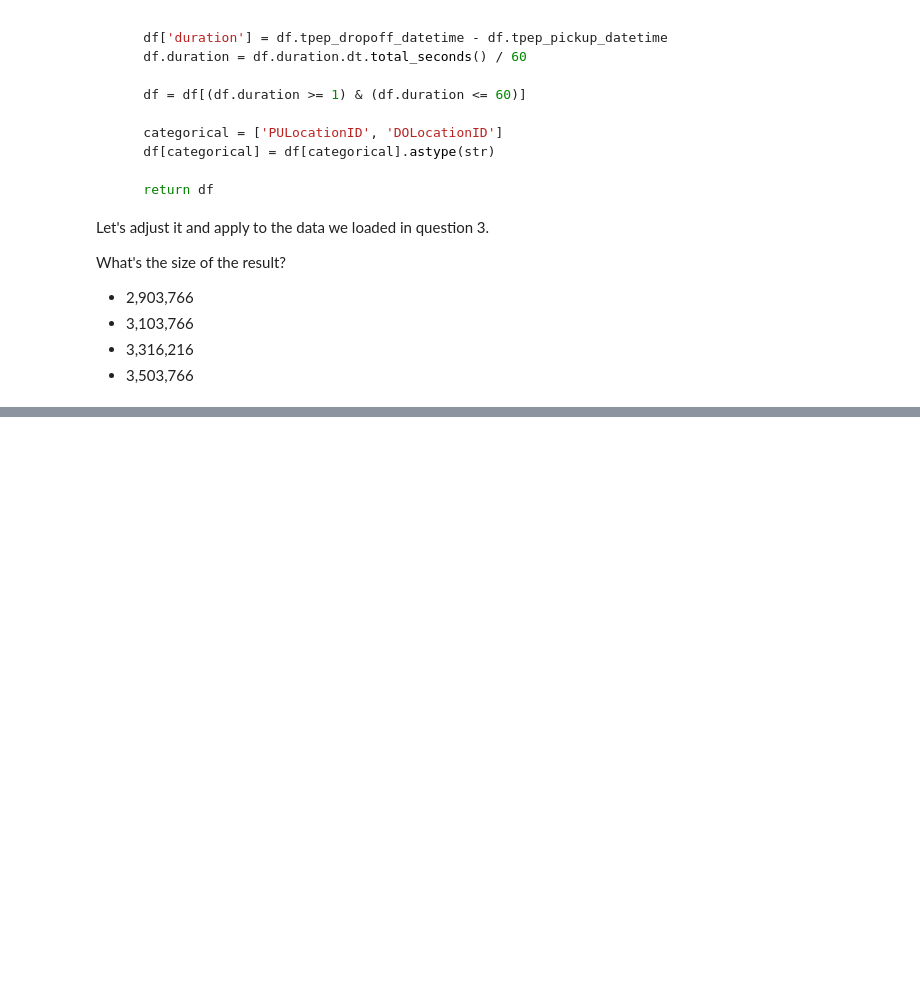
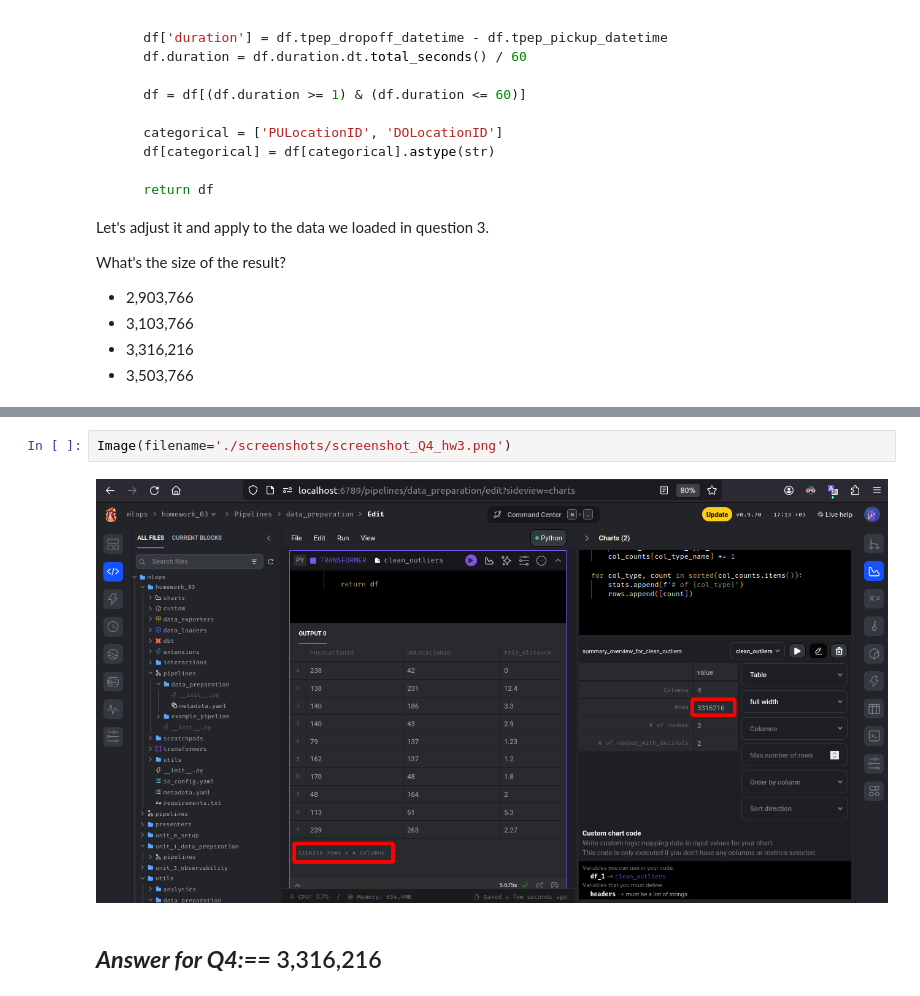
Before and after one commit to alex-sokolov2011/MLOps_zoomcamp, a Jupyter notebook: 03-orchestration/hw03.ipynb, the cells around one changed output, grey strips where cells are left out. Saved outputs shown, nothing was run; the diff lists cells and outputs as text; blank space fills up the shorter version.

```diff
--- a/03-orchestration/hw03.ipynb
+++ b/03-orchestration/hw03.ipynb
@@ -130,0 +157,6 @@ What's the size of the result?
+# %%
+Image(filename='./screenshots/screenshot_Q4_hw3.png')
+# %% [output]
+[figure, added]
+# %% [markdown]
+## ***Answer for Q4:==*** 3,316,216
```
Also changed, not shown: parts of 2 cells of this notebook, 6 other files.
